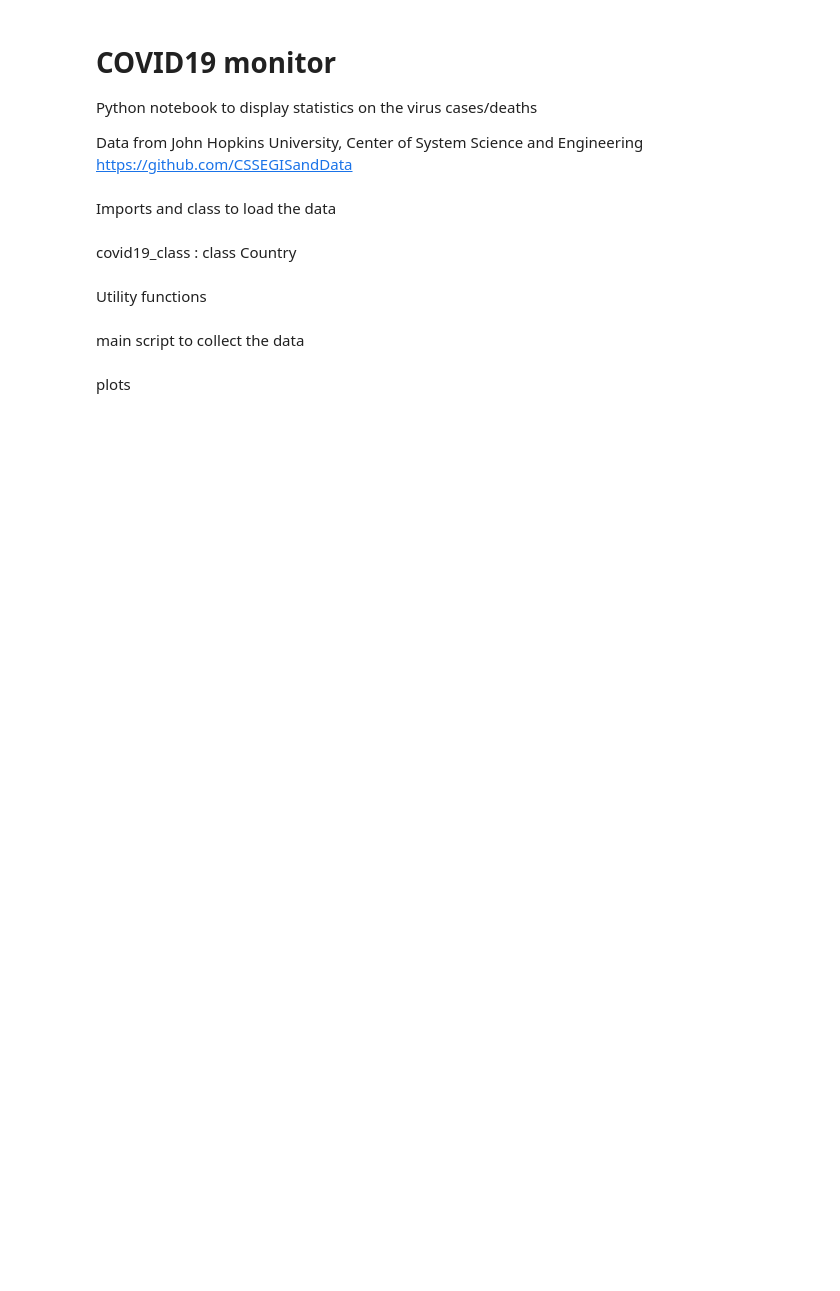
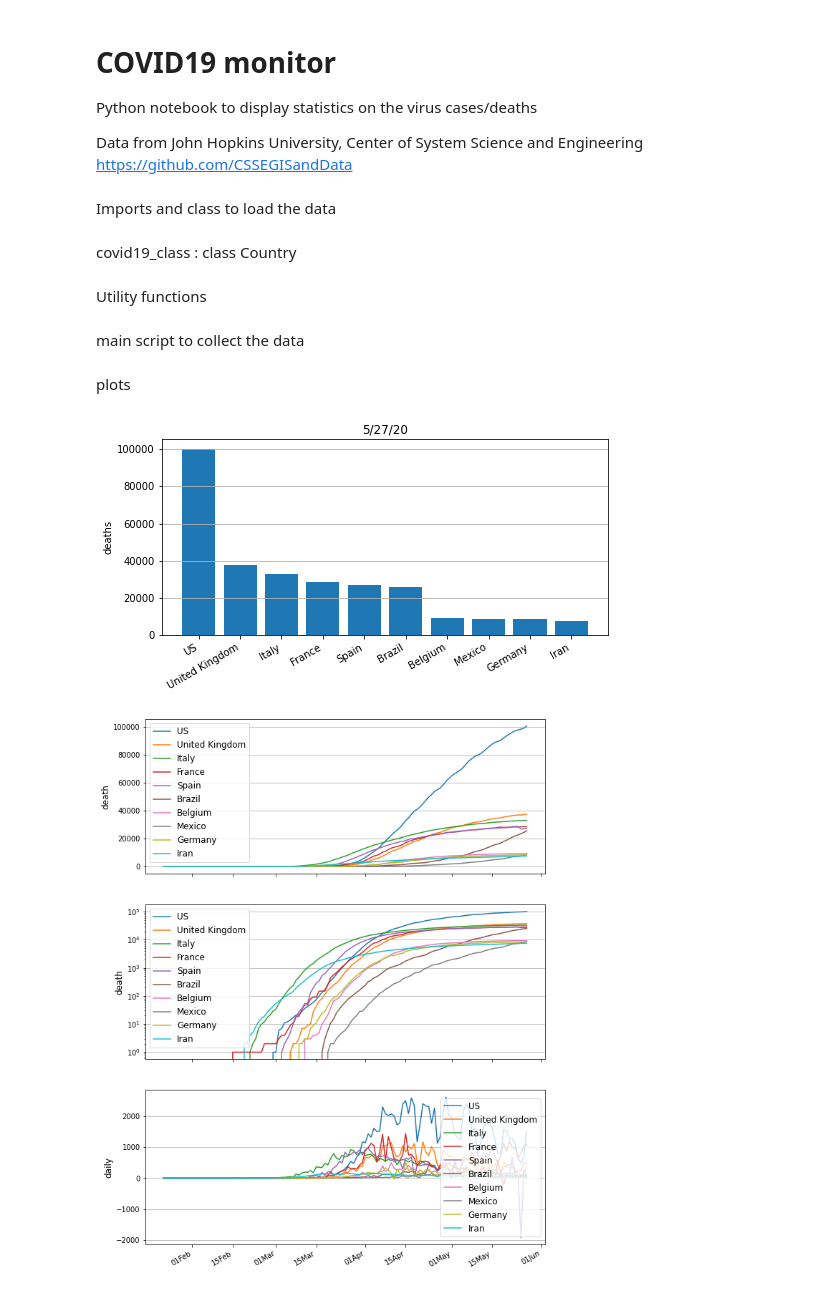
Before and after one commit to michaelnikhil/my_python_monitor_covid19, a Jupyter notebook: my_dashboard.ipynb, the cells around one changed output. Drawn from its saved outputs; the diff is of its cells as text; code cells hidden in the pictures; blank space fills up the shorter version.

Commit message:
Merge the plots

```diff
--- a/my_dashboard.ipynb
+++ b/my_dashboard.ipynb
@@ -75,60 +95,63 @@ main script to collect the data
 # url of the data in csv file
 url1 = "https://raw.githubusercontent.com/CSSEGISandData/COVID-19/master/csse_covid_19_data/csse_covid_19_time_series/time_series_covid19_deaths_global.csv"
 url2 = "https://raw.githubusercontent.com/CSSEGISandData/COVID-19/master/csse_covid_19_data/csse_covid_19_time_series/time_series_covid19_confirmed_global.csv"
+url3 = "https://datahub.io/JohnSnowLabs/population-figures-by-country/r/population-figures-by-country-csv.csv"
 
-# choose the countries to analyse
-list_of_countries = ['Italy', 'Spain', 'United Kingdom', 'France', 'US', 'Sweden']
+# import all covid data from the url
+death = LoadData(url1)
+data_death = death.downloadCovid()
+conf = LoadData(url2)
+data_conf = conf.downloadCovid()
+dates = death.retrieve_dates(data_death)
 
-# import all data from the url
-death = LoadData(url1)
-data_death = death.download()
-conf = LoadData(url2)
-data_conf = conf.download()
-dates = death.retrieve_dates(data_death)
+#import world population
+population = LoadData(url3)
+country_population = population.downloadPopulation()
 
 # summary 10 biggest values
 country_sort10, death_sort10, lastDate = death.sort10(data_death)
+
+# choose the countries to analyse or use the 10 biggest value
+# list_of_countries = ['Italy', 'Spain', 'United Kingdom', 'France', 'US', 'Sweden']
+list_of_countries = country_sort10.to_list()
 # %% [markdown]
 plots
 # %%
 # plot values per country and comparing between countries
 fig1, ax0 = plt.subplots(figsize=(8, 4))
 pos = np.arange(10)
 ax0.bar(pos, death_sort10, align='center')
 ax0.set_ylabel('deaths')
 plt.xticks(pos, country_sort10)
 ax0.set_title(lastDate)
+ax0.yaxis.grid(True)
 fig1.autofmt_xdate()
 
-fig10, (ax10, ax11) = plt.subplots(ncols=2, figsize=(10, 6))
+fig10, (ax10, ax11, ax12) = plt.subplots(nrows=3, figsize=(10, 15))
+
 for country in list_of_countries:
   # number of deaths
   death_country = Country(data_death, country, dates)
   n_death_country = Country(data_death, country, dates).nvalues()
   n_death_daily = daily_values(n_death_country)
   # number of confirmed cases
   conf_country = Country(data_conf, country, dates)
   n_conf_country = Country(data_conf, country, dates).nvalues()
   n_conf_daily = daily_values(n_conf_country)
 
-  # plot per country
-  fig1, (ax0, ax1) = plt.subplots(nrows=2, figsize=(8, 6))
-  ax0.plot(dates, n_death_country, label='deaths')
-  # ax0.plot(dates,n_conf_country,label='confirmed cases')
-  ax0.set_ylabel('total', fontsize=12)
-  ax0.set_title(country)
-  format_plot(fig1, ax0)
-
-  ax1.plot(dates, n_death_daily, label='deaths')
-  # ax1.plot(dates,n_conf_daily,label='confirmed cases')
-  ax1.set_ylabel('daily', fontsize=12)
-  format_plot(fig1, ax1)
-
   # compare countries
   ax10.plot(dates, n_death_country, label=country)
   ax10.set_ylabel('death', fontsize=12)
   format_plot(fig10, ax10)
 
   ax11.semilogy(dates, n_death_country, label=country)
   ax11.set_ylabel('death', fontsize=12)
   format_plot(fig10, ax11)
+
+  ax12.plot(dates, n_death_daily, label=country)
+  # ax12.plot(dates,n_conf_daily,label='confirmed cases')
+  ax12.set_ylabel('daily', fontsize=12)
+  format_plot(fig10, ax12)
+# %% [output]
+[figure, added]
+[figure, added]
```
Also changed, not shown: parts of 2 cells of this notebook.
